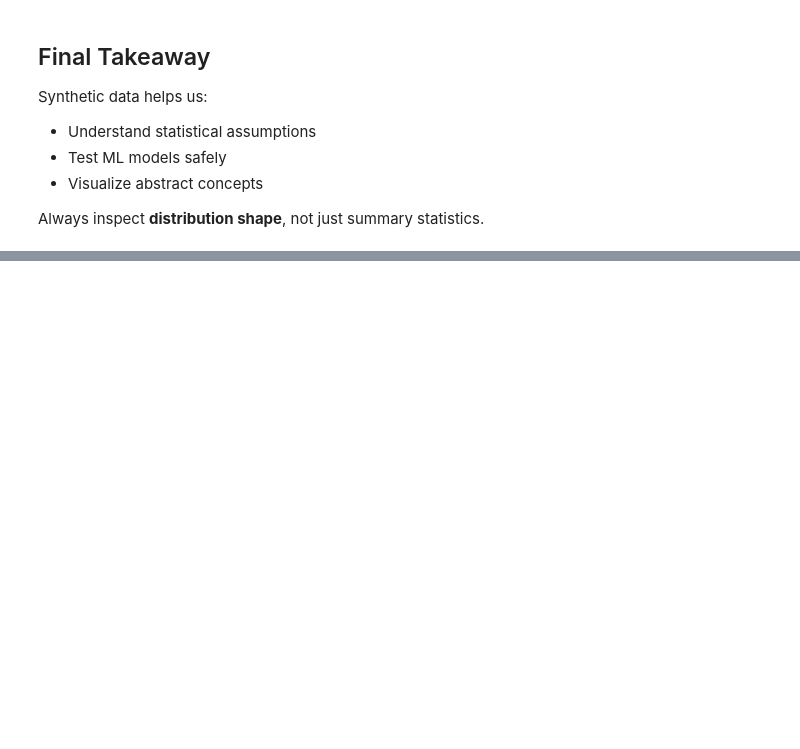
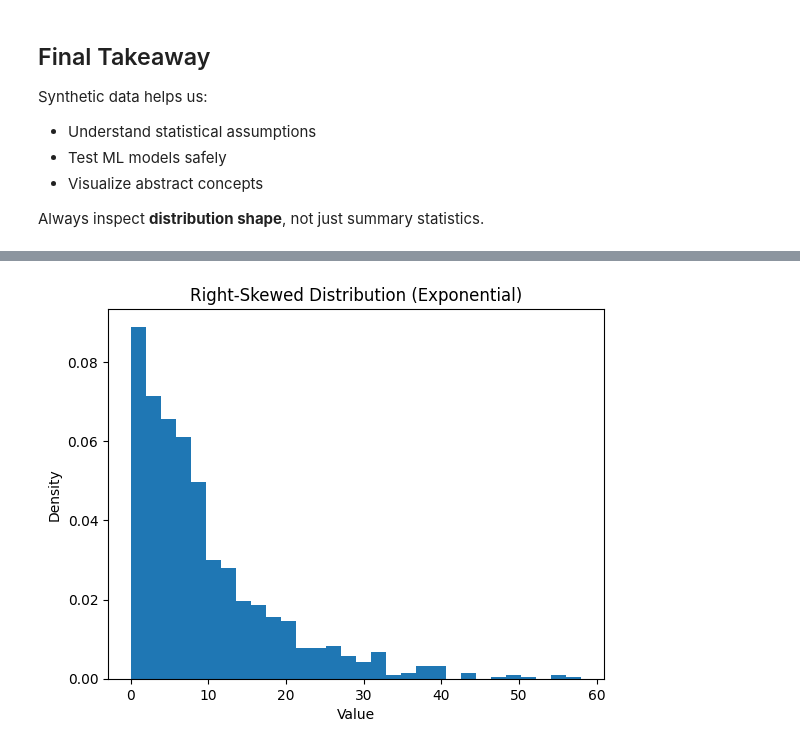
Before and after one commit to MehrdadJalali-AI/Statistics-and-Machine-Learning, a Jupyter notebook: InClass/Practical_Part_3_Synthetic_Data.ipynb, the cells around one changed output, grey strips where cells are left out. Cells and saved outputs as stored; diff of their text form; code cells hidden in the pictures; blank space fills up the shorter version.

```diff
--- a/InClass/Practical_Part_3_Synthetic_Data.ipynb
+++ b/InClass/Practical_Part_3_Synthetic_Data.ipynb
@@ -136,0 +154,15 @@ Always inspect **distribution shape**, not just summary statistics.
+# %%
+# Right-skewed synthetic data (Exponential distribution)
+n = 1000
+right_skewed = np.random.exponential(scale=10, size=n)
+# %%
+import matplotlib.pyplot as plt
+
+plt.figure()
+plt.hist(right_skewed, bins=30, density=True)
+plt.title("Right-Skewed Distribution (Exponential)")
+plt.xlabel("Value")
+plt.ylabel("Density")
+plt.show()
+# %% [output]
+[figure, added]
```
Also changed, not shown: parts of 1 cell of this notebook.
